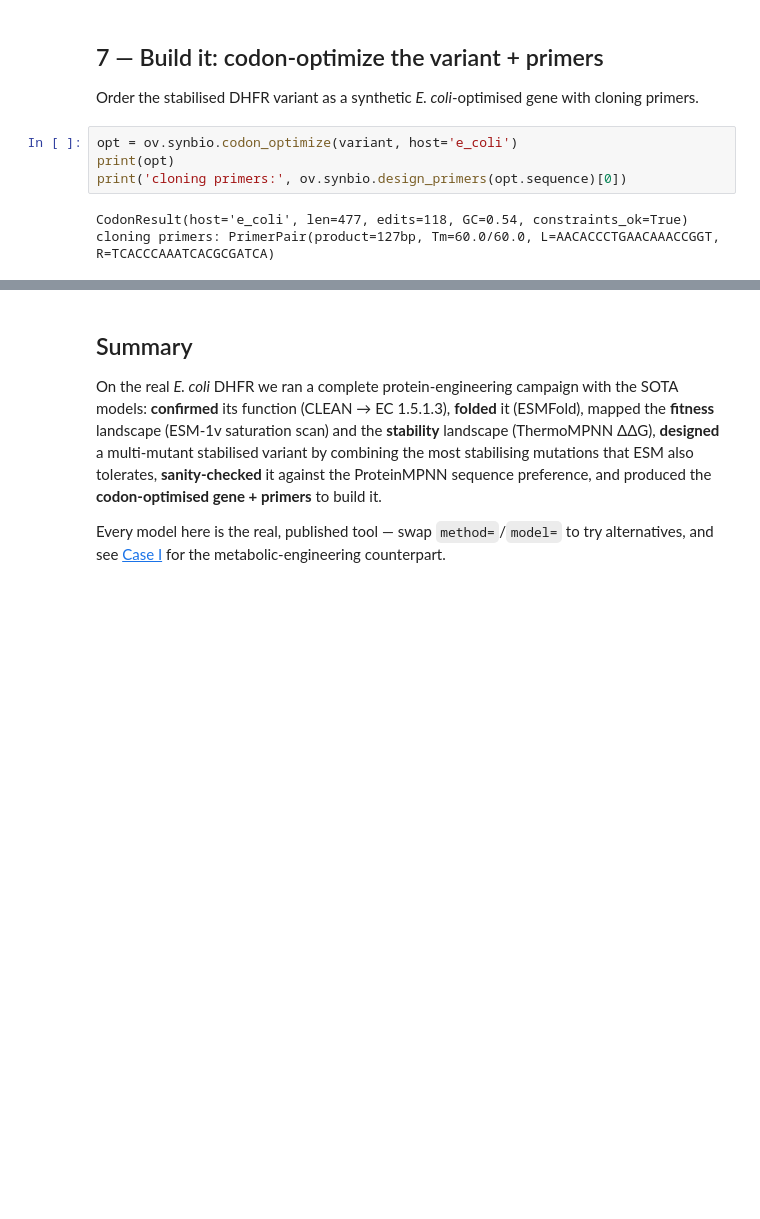
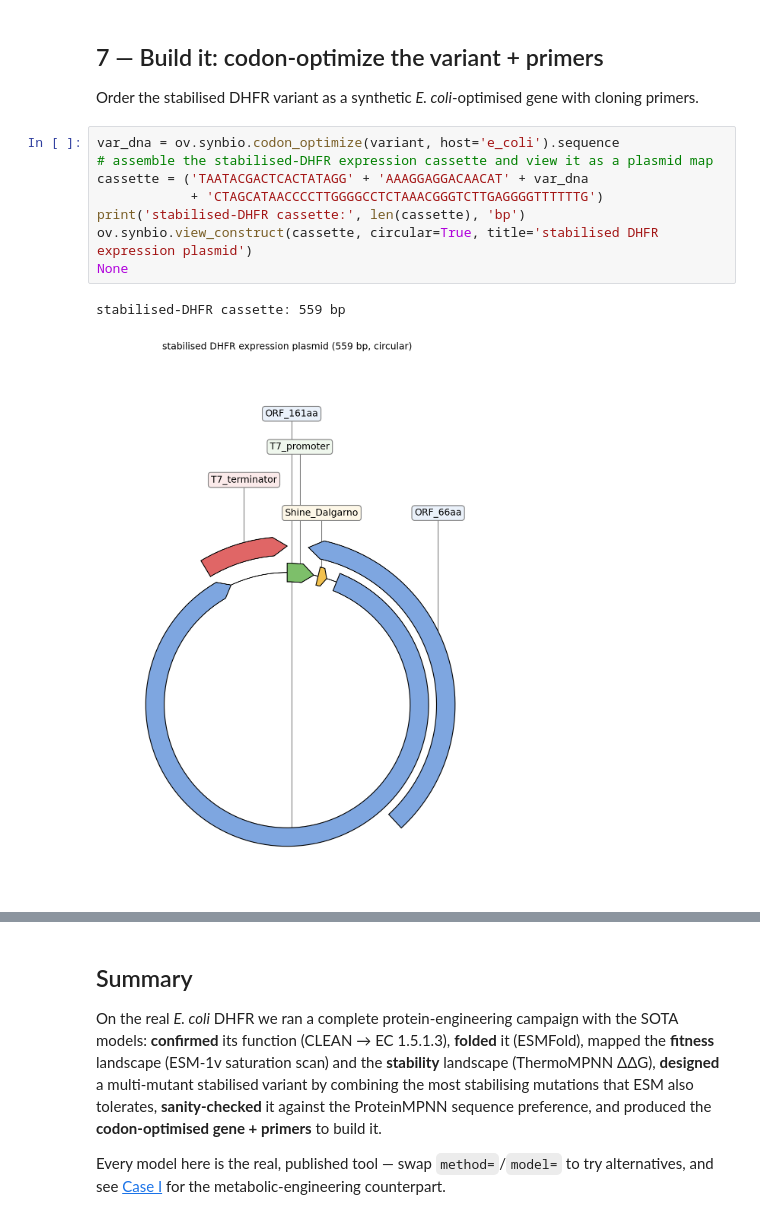
Before and after one commit to Starlitnightly/omicverse-tutorials, a Jupyter notebook: docs/Tutorials-synbio/t_synbio_case02_dhfr_engineering.ipynb, the cells around one changed output, grey strips where cells are left out. Drawn from its saved outputs; the diff is of its cells as text; blank space fills up the shorter version.

```diff
--- a/docs/Tutorials-synbio/t_synbio_case02_dhfr_engineering.ipynb
+++ b/docs/Tutorials-synbio/t_synbio_case02_dhfr_engineering.ipynb
@@ -133,9 +133,13 @@ ProteinMPNN native score: 1.395 | best resampled design score: 0.742
 
 Order the stabilised DHFR variant as a synthetic *E. coli*-optimised gene with cloning primers.
 # %%
-opt = ov.synbio.codon_optimize(variant, host='e_coli')
-print(opt)
-print('cloning primers:', ov.synbio.design_primers(opt.sequence)[0])
+var_dna = ov.synbio.codon_optimize(variant, host='e_coli').sequence
+# assemble the stabilised-DHFR expression cassette and view it as a plasmid map
+cassette = ('TAATACGACTCACTATAGG' + 'AAAGGAGGACAACAT' + var_dna
+            + 'CTAGCATAACCCCTTGGGGCCTCTAAACGGGTCTTGAGGGGTTTTTTG')
+print('stabilised-DHFR cassette:', len(cassette), 'bp')
+ov.synbio.view_construct(cassette, circular=True, title='stabilised DHFR expression plasmid')
+None
 # %% [output]
-CodonResult(host='e_coli', len=477, edits=118, GC=0.54, constraints_ok=True)
-cloning primers: PrimerPair(product=127bp, Tm=60.0/60.0, L=AACACCCTGAACAAACCGGT, R=TCACCCAAATCACGCGATCA)
+stabilised-DHFR cassette: 559 bp
+[figure, added]
```
Also changed, not shown: parts of 1 cell of this notebook, 2 other files.
